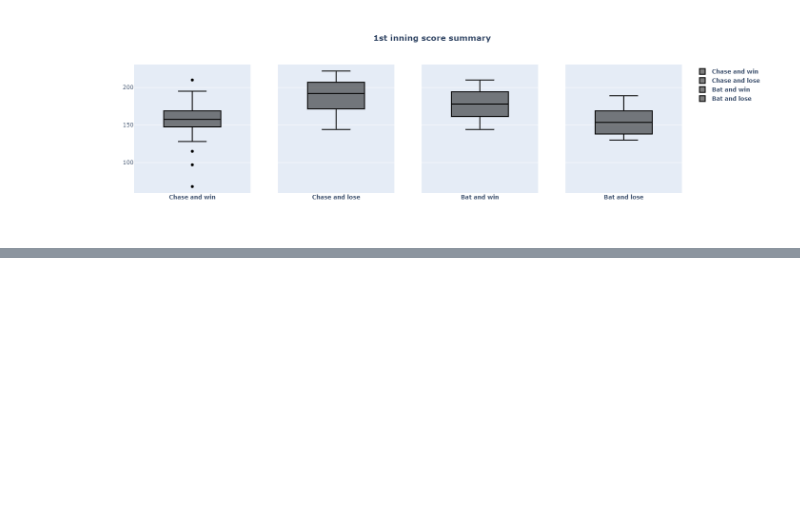
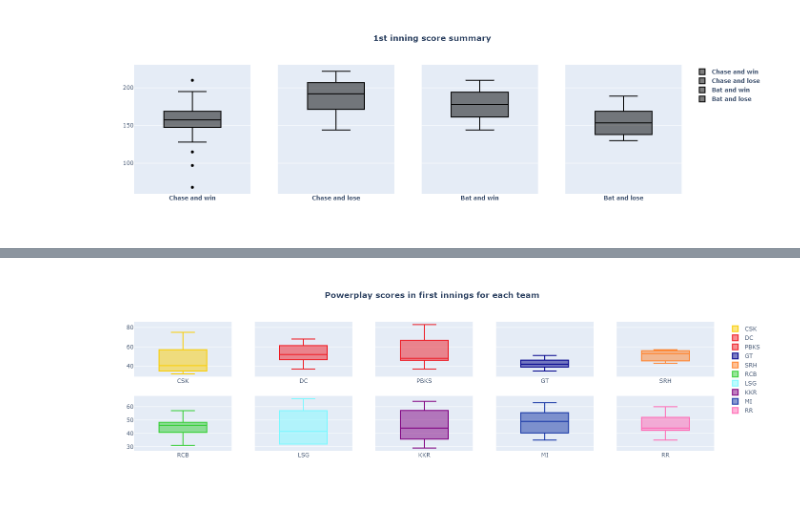
Before and after one commit to Abhijith-Nagarajan/Machine-Learning-Training, a Jupyter notebook: ipl-analysis-plotly-eda.ipynb, the cells around one changed output, grey strips where cells are left out. Saved outputs shown, nothing was run; the diff lists cells and outputs as text; code cells hidden in the pictures; blank space fills up the shorter version.

```diff
--- a/ipl-analysis-plotly-eda.ipynb
+++ b/ipl-analysis-plotly-eda.ipynb
@@ -332,0 +366,44 @@ first_inning_score_summary.show()
+# %%
+for id in df_season_details_2022.match_id.unique():
+    match_df = df_season_details_2022[df_season_details_2022.match_id==id]
+    team_batting_first = match_df.current_innings[match_df.innings_id==1].unique()[0]
+    team_batting_second = match_df.current_innings[match_df.innings_id==2].unique()[0]
+
+    runs_batting = list(match_df.apply(lambda row: row.runs if (1<=row.over<=6 and row.innings_id==1) else "Not powerplay",axis=1))
+    runs_batting = np.sum([x for x in runs_batting if x!='Not powerplay'])
+    ppscore_bat[team_batting_first].append(runs_batting)
+
+    runs_chasing = list(match_df.apply(lambda row: row.runs if (1<=row.over<=6 and row.innings_id==2) else "Not powerplay",axis=1))
+    runs_chasing = np.sum([x for x in runs_chasing if x!='Not powerplay'])
+    ppscore_chase[team_batting_second].append(runs_chasing)
+
+    wickets_lost_batting = list(match_df.apply(lambda row: row.wkt_text if (1<=row.over<=6 and row.innings_id==1) else 'No wicket fell',axis=1).dropna())
+    wickets_lost_batting = len([x for x in wickets_lost_batting if x!='No wicket fell'])
+    ppwickets_bat[team_batting_first].append(wickets_lost_batting)
+
+    wickets_lost_chasing = list(match_df.apply(lambda row: row.wkt_text if (1<=row.over<=6 and row.innings_id==2) else 'No wicket fell',axis=1).dropna())
+    wickets_lost_chasing = len([x for x in wickets_lost_chasing if x!='No wicket fell'])
+    ppwickets_chase[team_batting_second].append(wickets_lost_chasing)
+
+    df_season_summary_2022.loc[df_season_summary_2022.id == id,'Bat_First'] = team_batting_first
+    df_season_summary_2022.loc[df_season_summary_2022.id == id,'Bat_First_RunsInPP'] = runs_batting
+    df_season_summary_2022.loc[df_season_summary_2022.id == id,'Bowl_First'] = team_batting_second
+    df_season_summary_2022.loc[df_season_summary_2022.id == id,'Bowl_First_RunsInPP'] = runs_chasing
+    df_season_summary_2022.loc[df_season_summary_2022.id == id,'Wickets_LostInPP_Batting'] = wickets_lost_batting
+    df_season_summary_2022.loc[df_season_summary_2022.id == id,'Wickets_LostInPP_Chasing'] = wickets_lost_chasing
+# %%
+def plot_boxplots(dictionary: dict,title_text: str)->None:
+    fig = make_subplots(rows=2,cols=5,shared_yaxes=True)
+    row,col = 1,1
+    for team,value in dictionary.items():
+        fig.add_trace(go.Box(y=value,name=team,marker=dict(color=team_colors[team])),row=row,col=col)
+        col+=1
+        if col>5:
+            col = 1
+            row = 2
+    fig.update_layout(title_text = f'<b>{title_text}</b>',title_x = 0.5)
+    fig.show()
+# %%
+plot_boxplots(ppscore_bat,"Powerplay scores in first innings for each team")
+# %% [output]
+[figure, added]
```
Also changed, not shown: parts of 24 cells of this notebook.
